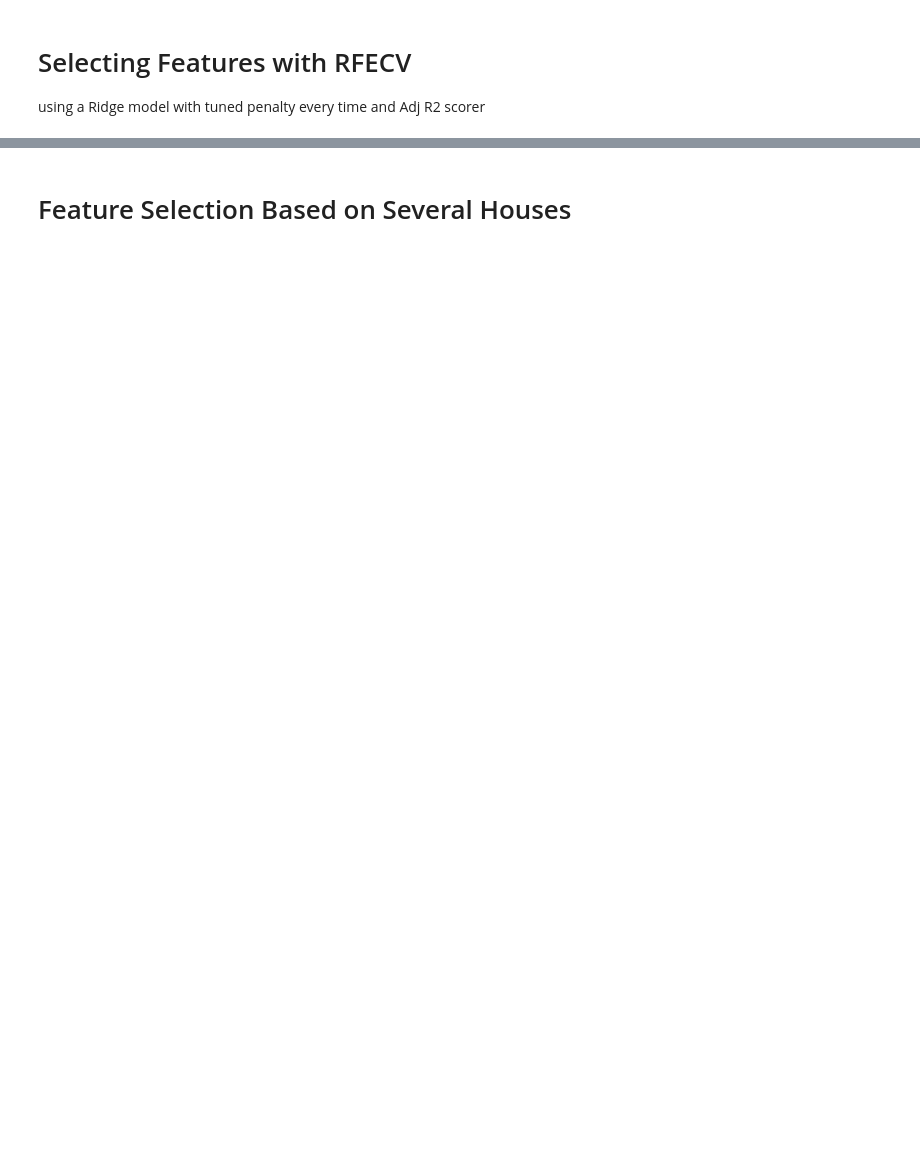
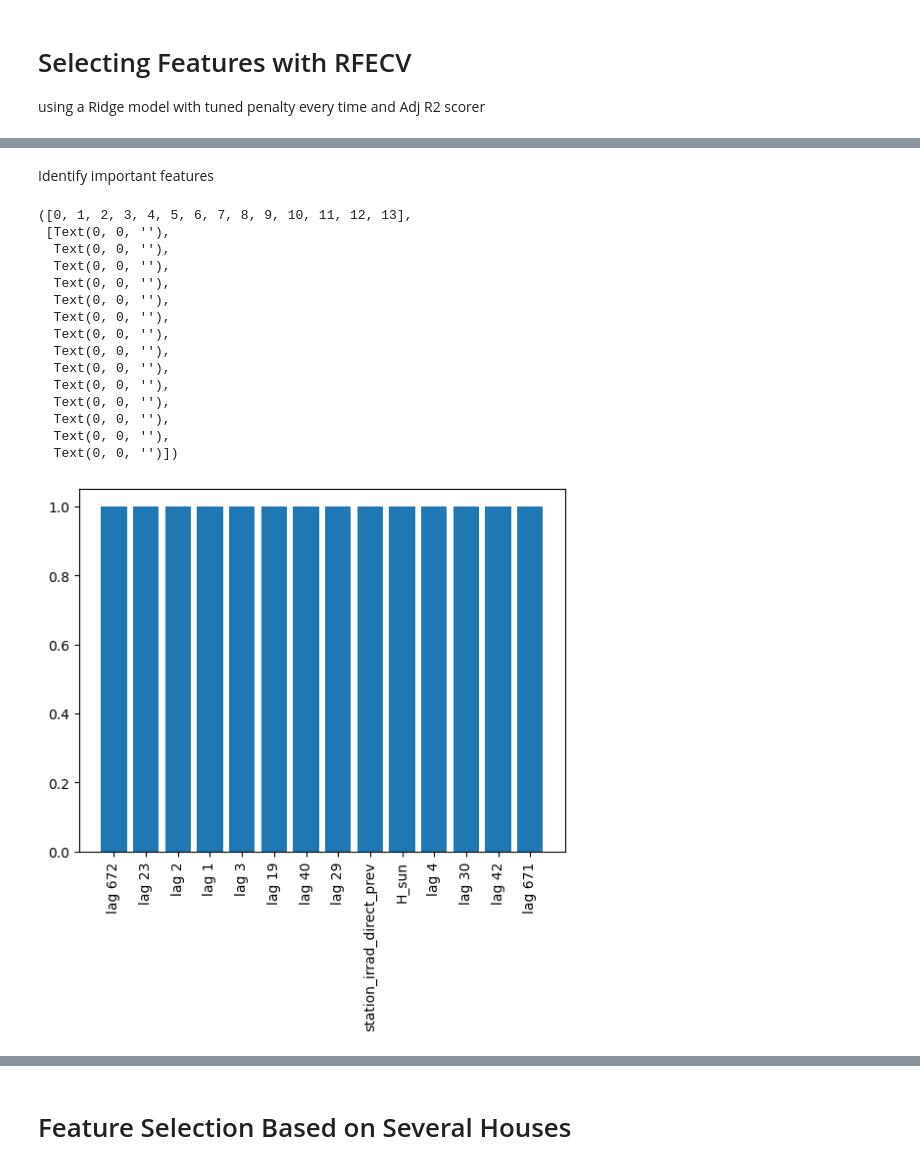
Before and after one commit to MahrokhGB/Synthetic_PV_Profiles, a Jupyter notebook: samples/PV/2_feature_eng.ipynb, the cells around one changed output, grey strips where cells are left out. Saved outputs shown, nothing was run; the diff lists cells and outputs as text; code cells hidden in the pictures; blank space fills up the shorter version.

```diff
--- a/samples/PV/2_feature_eng.ipynb
+++ b/samples/PV/2_feature_eng.ipynb
@@ -263,0 +297,28 @@ Selected features:
+# %% [markdown]
+Identify important features
+# %%
+# analyze regressors
+all_counts = []
+for client_num in clients_subset:
+    if not selected_features[client_num] is None:
+        all_counts.extend([x for x in selected_features[client_num]])
+counts = [all_counts.count(x) for x in set(all_counts)]
+plt.bar(list(set(all_counts)), counts)
+plt.xticks(rotation=90)
+# %% [output]
+([0, 1, 2, 3, 4, 5, 6, 7, 8, 9, 10, 11, 12, 13],
+ [Text(0, 0, ''),
+  Text(0, 0, ''),
+  Text(0, 0, ''),
+  Text(0, 0, ''),
+  Text(0, 0, ''),
+  Text(0, 0, ''),
+  Text(0, 0, ''),
+  Text(0, 0, ''),
+  Text(0, 0, ''),
+  Text(0, 0, ''),
+  Text(0, 0, ''),
+  Text(0, 0, ''),
+  Text(0, 0, ''),
+  Text(0, 0, '')])
+[figure, added]
```
Also changed, not shown: parts of 25 cells of this notebook, 8 other files.
